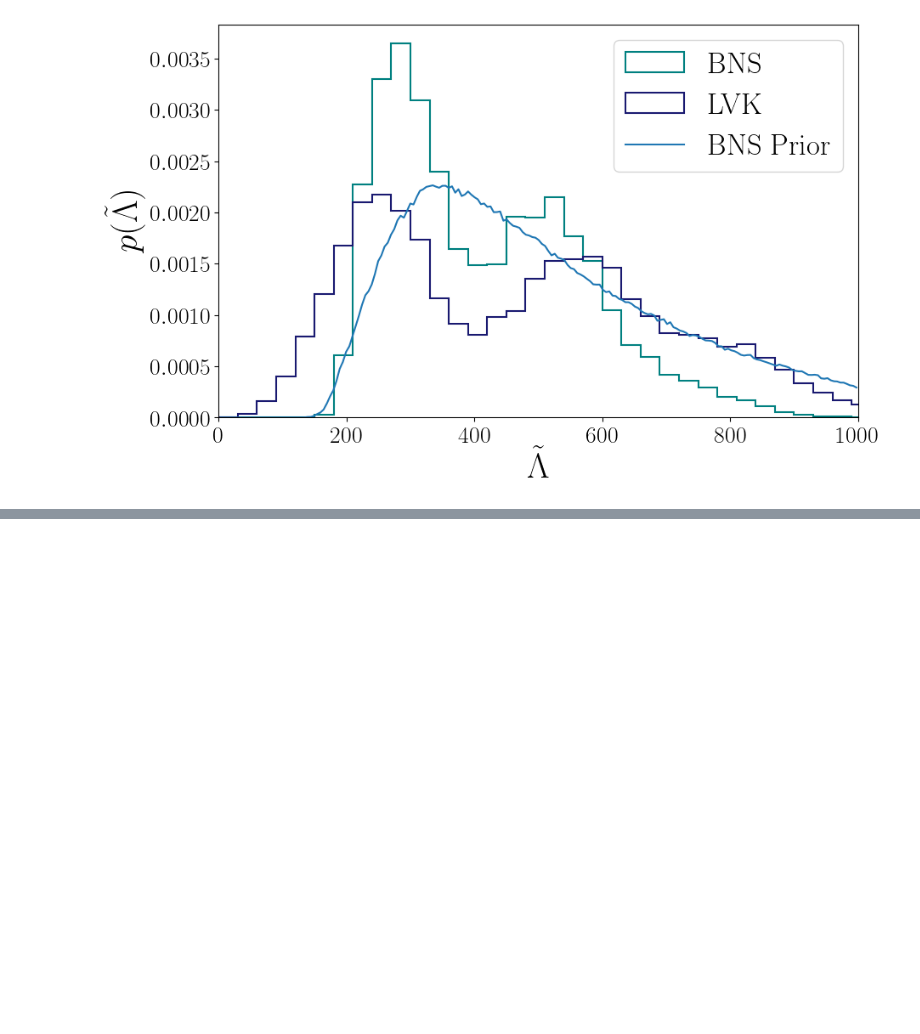
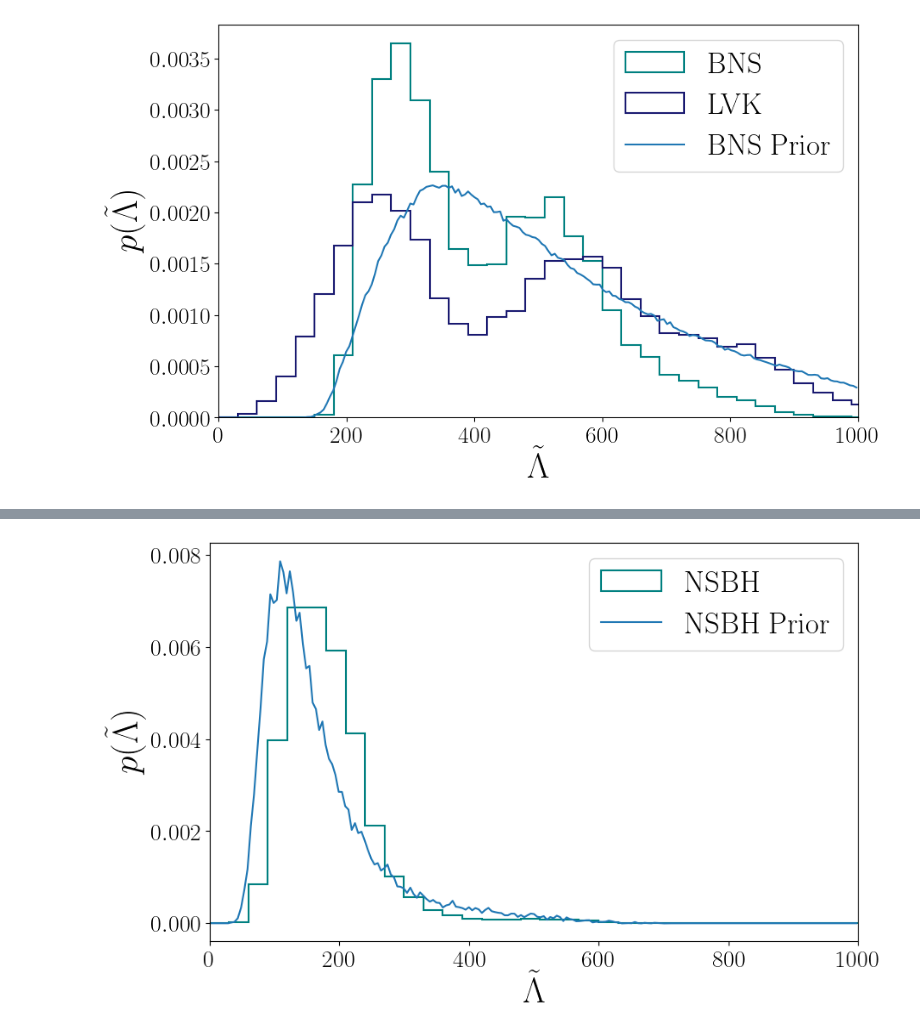
Before and after one commit to EckerChristian/MCLambdaBHNS, a Jupyter notebook: plotting_code/GW170817_lambda_tilde_with_prior.ipynb, the cells around one changed output, grey strips where cells are left out. Drawn from its saved outputs; the diff is of its cells as text; code cells hidden in the pictures; blank space fills up the shorter version.

```diff
--- a/plotting_code/GW170817_lambda_tilde_with_prior.ipynb
+++ b/plotting_code/GW170817_lambda_tilde_with_prior.ipynb
@@ -103,0 +151,21 @@ plt.close()
+# %%
+# Plot the NSBH
+binwidth=30
+
+plt.hist(tides_NSBH, bins=range(0, 1000 + binwidth, binwidth),density=True,histtype='step',label='NSBH',color='teal',linewidth=1.5)
+#plt.hist(tides_official,bins=range(0, 5000 + binwidth, binwidth),density=True,histtype='step',label='LVK',color='midnightblue',linewidth=1.5)
+yy_normalized = yy / np.trapz(yy, tides_sort2)  # Normalize using the integral (area under curve = 1)
+plt.plot(tides_sort2, yy_normalized, label=' NSBH Prior')
+
+# Fix the y ticks
+plt.gca().yaxis.set_major_formatter(ScalarFormatter(useMathText=True))
+plt.gca().yaxis.get_major_formatter().set_scientific(False)
+plt.xlabel(r'$\tilde{\Lambda}$')
+plt.ylabel(r'$p({\tilde{\Lambda}})$')
+plt.xlim(0,1000)
+plt.legend()
+plt.savefig('GW170817_lambda_tilde_posteriors_NSBH.pdf',dpi=500,bbox_inches='tight')
+plt.show()
+plt.close()
+# %% [output]
+[figure, added]
```
Also changed, not shown: parts of 2 cells of this notebook, 25 other files.
